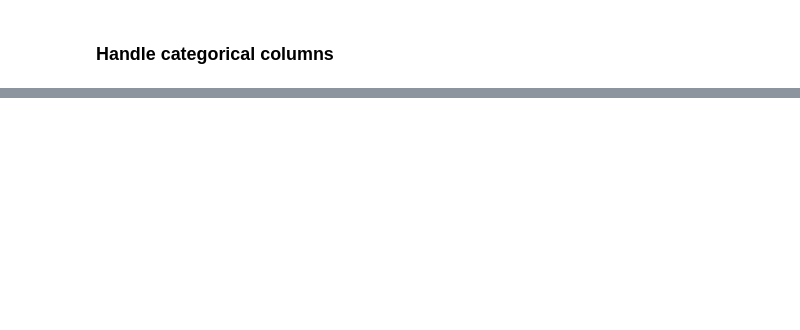
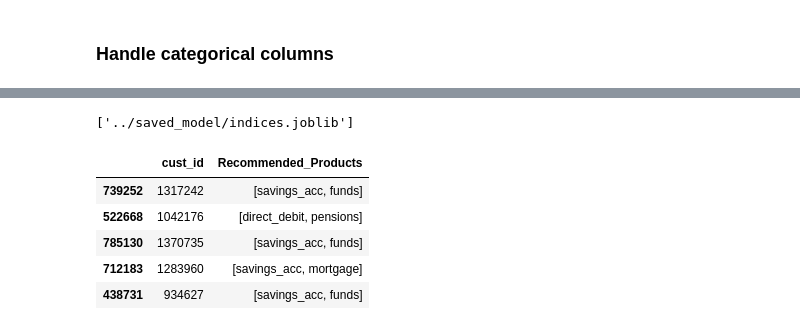
Before and after one commit to highwind-ai/examples, a Jupyter notebook: knn-banking-product-recommender/notebooks/data_exploration_santander_product_ds.ipynb, the cells around one changed output, grey strips where cells are left out. Drawn from its saved outputs; the diff is of its cells as text; code cells hidden in the pictures; blank space fills up the shorter version.

Commit message:
Add product recommendations and saved model

```diff
--- a/knn-banking-product-recommender/notebooks/data_exploration_santander_product_ds.ipynb
+++ b/knn-banking-product-recommender/notebooks/data_exploration_santander_product_ds.ipynb
@@ -1158,0 +1323,6 @@ columns_to_encode = [
+# %%
+# Initialize KNN
+knn = NearestNeighbors(metric='minkowski', p=2, algorithm='ball_tree')
+
+# Fit KNN model on the PCA transformed training data
+knn.fit(df_train_pca)
@@ -1158,0 +1345,14 @@ columns_to_encode = [
+# %%
+# Get the nearest neighbors for the test data
+# NB: This can take over an hour to complete running
+distances, indices = knn.kneighbors(df_test_pca, best_n_neighbors)
+# %%
+# Define file paths
+save_distances_path = os.path.join(ARTIFACT_SAVE_DIR, 'distances.joblib')
+save_indices_path = os.path.join(ARTIFACT_SAVE_DIR, 'indices.joblib')
+
+# Save distances and indices
+joblib.dump(distances, save_distances_path)
+joblib.dump(indices, save_indices_path)
+# %% [output]
+['../saved_model/indices.joblib']
@@ -1158,0 +1398,41 @@ columns_to_encode = [
+# %%
+# Ensure cust_id is retained
+df_encoded_test_ids = df_encoded_test[['cust_id']].reset_index(drop=True)
+
+# Path to save the CSV file
+test_ids_csv_path = os.path.join(ARTIFACT_SAVE_DIR, 'df_encoded_test_ids.csv')
+
+# Save the DataFrame to a CSV file
+df_encoded_test_ids.to_csv(test_ids_csv_path, index=False)
+
+recommendations_list = []
+for i in range(len(df_encoded_test_for_predictions)):
+    # Get the client number from the separate DataFrame with cust_id
+    client_number = df_encoded_test_ids.iloc[i]['cust_id']
+
+    # Get the recommendations
+    recommendations = get_product_recommendations(i, df_encoded_train_for_predictions, df_encoded_test_for_predictions, indices, owns_product_columns, n_recommendations=2)
+
+    # Append to the list
+    recommendations_list.append({'cust_id': client_number, 'Recommended_Products': recommendations})
+
+# Convert to DataFrame
+recommendations_df = pd.DataFrame(recommendations_list)
+# %%
+# Map the codes to product names and store the result in 'Recommended_Products'
+recommendations_df['Recommended_Products'] = recommendations_df['Recommended_Products'].apply(
+    lambda x: map_product_codes_to_names(x, product_mapping_naming)
+)
+# %%
+# Save recommendations to a CSV file or any other format
+# recommendations_df.to_csv('product_recommendations.csv', index=False)
+
+# Display the recommendations DataFrame
+recommendations_df.sample(5)
+# %% [output]
+|  | cust_id | Recommended_Products |
+| 739252 | 1317242 | [savings_acc, funds] |
+| 522668 | 1042176 | [direct_debit, pensions] |
+| 785130 | 1370735 | [savings_acc, funds] |
+| 712183 | 1283960 | [savings_acc, mortgage] |
+| 438731 | 934627 | [savings_acc, funds] |
```
Also changed, not shown: parts of 65 cells of this notebook.
